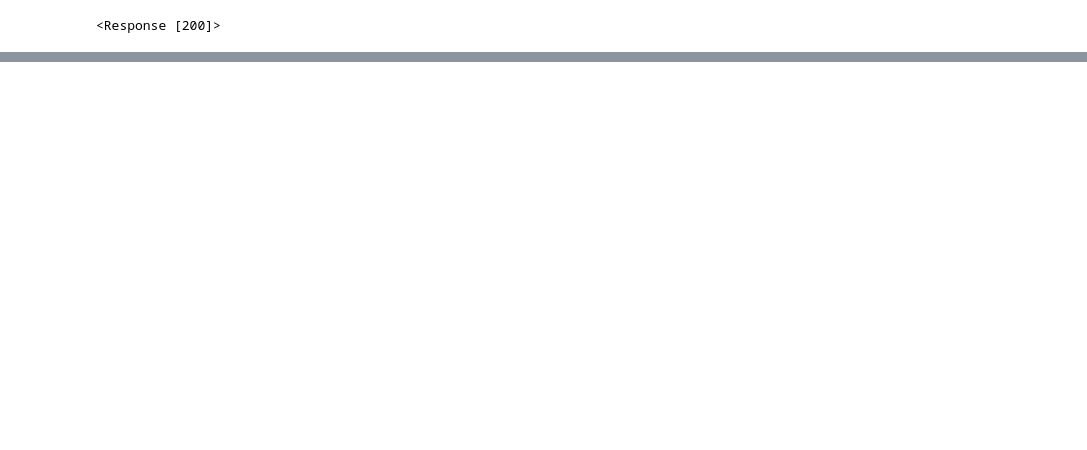
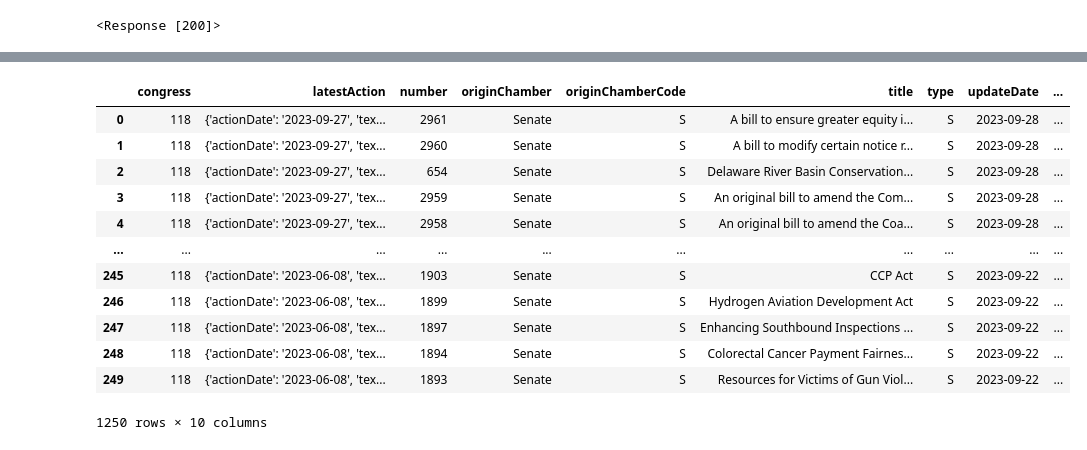
Before and after one commit to Eric-Onyame/contrans2023, a Jupyter notebook: API.ipynb, the cells around one changed output, grey strips where cells are left out. Cells and saved outputs as stored; diff of their text form; code cells hidden in the pictures; blank space fills up the shorter version.

```diff
--- a/API.ipynb
+++ b/API.ipynb
@@ -98,0 +145,46 @@ myjson = json.loads(r.text)
+# %%
+root= 'https://api.congress.gov/v3'
+congress='118'
+bill_type = 's'
+endpoint = f'/bill/{congress}/{bill_type}'
+r = requests.get ('https://httpbin.org/user-agent')
+useragent = json.loads(r.text)['user-agent']
+
+headers = {'User-Agent' : useragent,
+          'From': 'reh6ed@virginia.edu'}
+senate_bills=[]
+for i in range(0, 1001, 250):
+    parameters = {'format': 'json',
+                    'offset': i,
+                  'limit': 250,
+                  'sort': 'updateDate+desc',
+                  'api_key': congressapi
+    }
+    r = requests.get(root + endpoint, params = parameters, headers = headers)
+    myjson = json.loads(r.text)
+    bills = myjson['bills']
+    senate_bills.append(bills)
+# %%
+df1=pd.DataFrame.from_dict(senate_bills[0])
+df2=pd.DataFrame.from_dict(senate_bills[1])
+df3=pd.DataFrame.from_dict(senate_bills[2])
+df4=pd.DataFrame.from_dict(senate_bills[3])
+df5=pd.DataFrame.from_dict(senate_bills[4])
+frames = [df1, df2, df3, df4, df5]
+senate = pd.concat(frames)
+# %%
+senate
+# %% [output]
+|  | congress | latestAction | number | originChamber | originChamberCode | title | type | updateDate | ... |
+| 0 | 118 | {'actionDate': '2023-09-27', 'tex... | 2961 | Senate | S | A bill to ensure greater equity i... | S | 2023-09-28 | ... |
+| 1 | 118 | {'actionDate': '2023-09-27', 'tex... | 2960 | Senate | S | A bill to modify certain notice r... | S | 2023-09-28 | ... |
+| 2 | 118 | {'actionDate': '2023-09-27', 'tex... | 654 | Senate | S | Delaware River Basin Conservation... | S | 2023-09-28 | ... |
+| 3 | 118 | {'actionDate': '2023-09-27', 'tex... | 2959 | Senate | S | An original bill to amend the Com... | S | 2023-09-28 | ... |
+| 4 | 118 | {'actionDate': '2023-09-27', 'tex... | 2958 | Senate | S | An original bill to amend the Coa... | S | 2023-09-28 | ... |
+| ... | ... | ... | ... | ... | ... | ... | ... | ... | ... |
+| 245 | 118 | {'actionDate': '2023-06-08', 'tex... | 1903 | Senate | S | CCP Act | S | 2023-09-22 | ... |
+| 246 | 118 | {'actionDate': '2023-06-08', 'tex... | 1899 | Senate | S | Hydrogen Aviation Development Act | S | 2023-09-22 | ... |
+| 247 | 118 | {'actionDate': '2023-06-08', 'tex... | 1897 | Senate | S | Enhancing Southbound Inspections ... | S | 2023-09-22 | ... |
+| 248 | 118 | {'actionDate': '2023-06-08', 'tex... | 1894 | Senate | S | Colorectal Cancer Payment Fairnes... | S | 2023-09-22 | ... |
+| 249 | 118 | {'actionDate': '2023-06-08', 'tex... | 1893 | Senate | S | Resources for Victims of Gun Viol... | S | 2023-09-22 | ... |
+1250 rows × 10 columns
```
Also changed, not shown: parts of 9 cells of this notebook, 3 other files.
